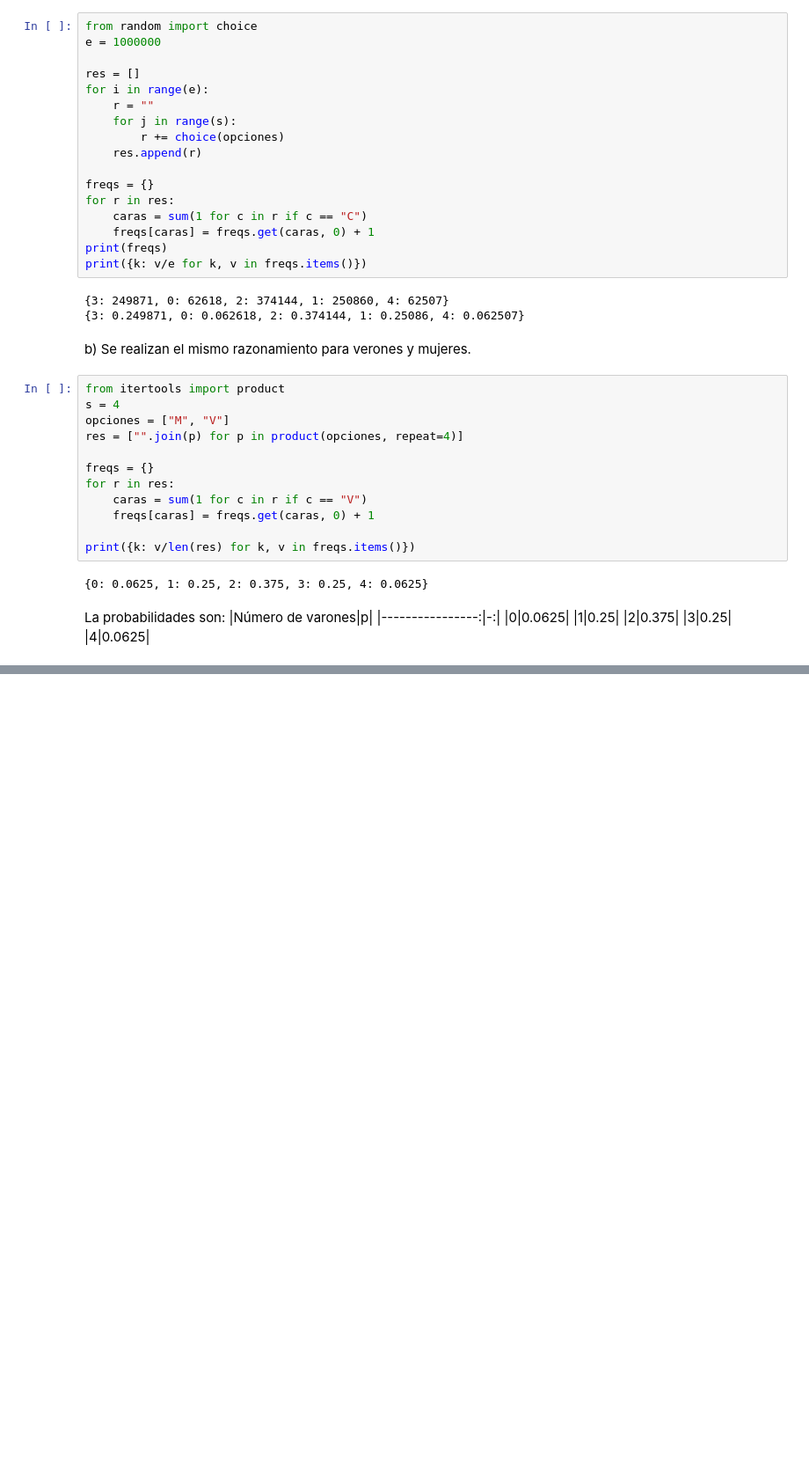
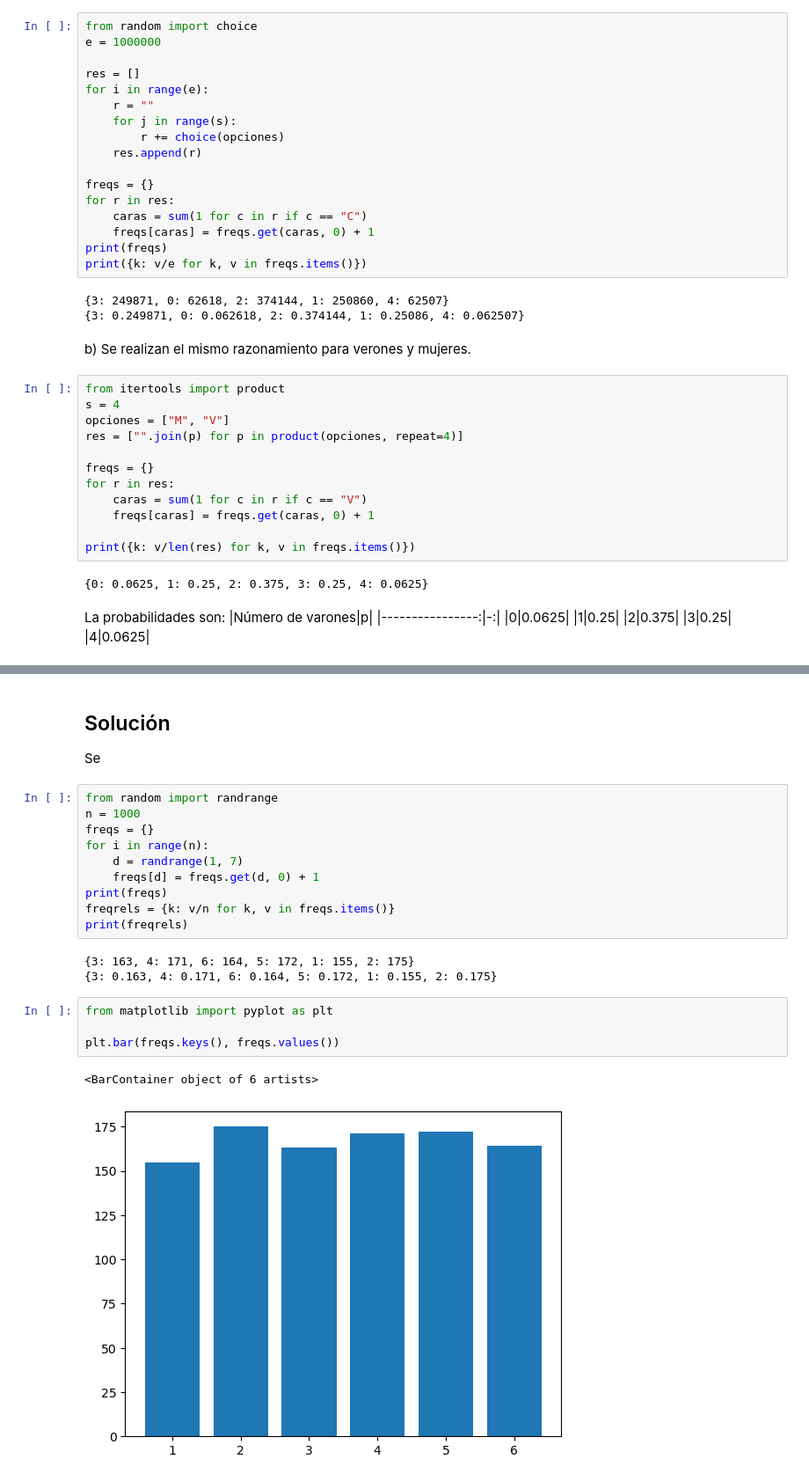
Before and after one commit to nadiasantillan/proba-notebooks, a Jupyter notebook: tp2.ipynb, the cells around one changed output, grey strips where cells are left out. Shown at 88% size. Saved outputs shown, nothing was run; the diff lists cells and outputs as text; blank space fills up the shorter version.

```diff
--- a/tp2.ipynb
+++ b/tp2.ipynb
@@ -216,0 +220,23 @@ La probabilidades son:
+# %% [markdown]
+## Solución
+Se
+# %%
+from random import randrange
+n = 1000
+freqs = {}
+for i in range(n):
+    d = randrange(1, 7)
+    freqs[d] = freqs.get(d, 0) + 1
+print(freqs)
+freqrels = {k: v/n for k, v in freqs.items()}
+print(freqrels)
+# %% [output]
+{3: 163, 4: 171, 6: 164, 5: 172, 1: 155, 2: 175}
+{3: 0.163, 4: 0.171, 6: 0.164, 5: 0.172, 1: 0.155, 2: 0.175}
+# %%
+from matplotlib import pyplot as plt
+
+plt.bar(freqs.keys(), freqs.values())
+# %% [output]
+<BarContainer object of 6 artists>
+[figure, added]
```
Also changed, not shown: parts of 1 cell of this notebook.
